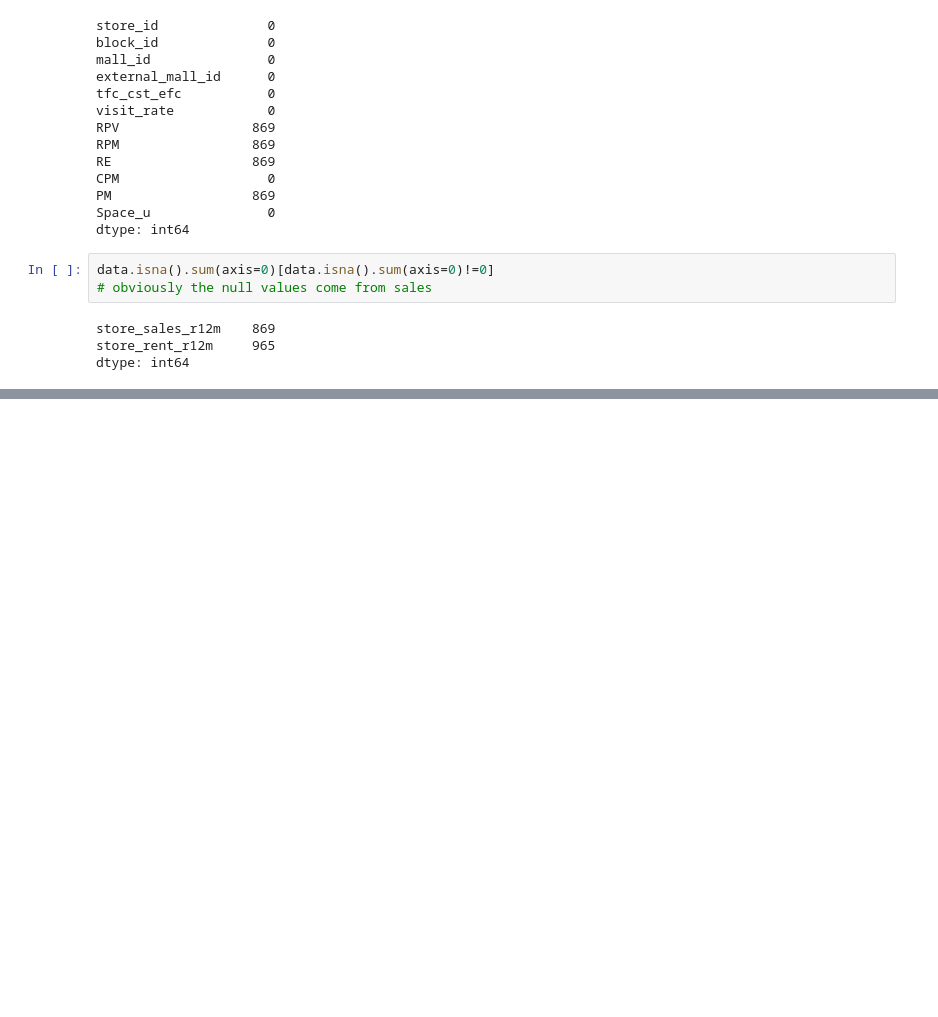
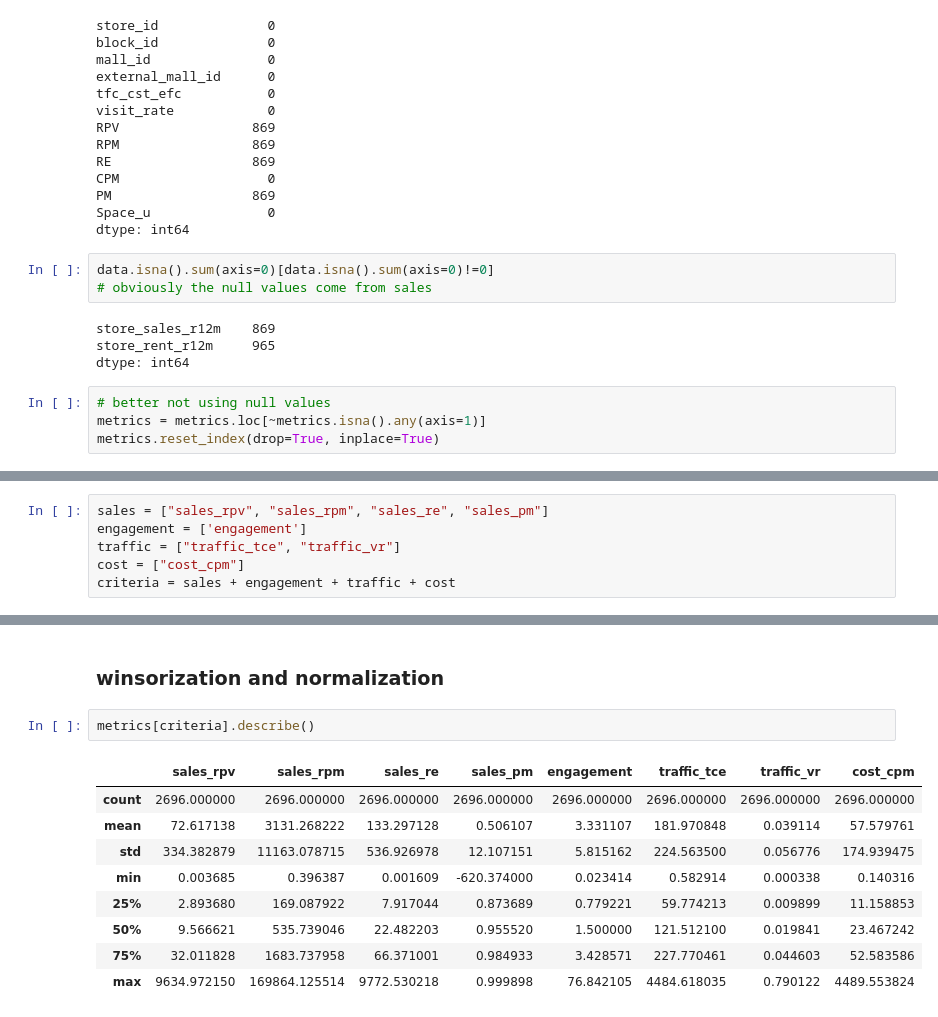
Before and after one commit to JokyHub/Data-Challenge-URW-HEC, a Jupyter notebook: notebooks/performance.ipynb, the cells around one changed output, grey strips where cells are left out. Saved outputs shown, nothing was run; the diff lists cells and outputs as text; blank space fills up the shorter version.

```diff
--- a/notebooks/performance.ipynb
+++ b/notebooks/performance.ipynb
@@ -367,3 +368,7 @@ data.isna().sum(axis=0)[data.isna().sum(axis=0)!=0]
 store_sales_r12m    869
 store_rent_r12m     965
 dtype: int64
+# %%
+# better not using null values
+metrics = metrics.loc[~metrics.isna().any(axis=1)]
+metrics.reset_index(drop=True, inplace=True)
@@ -369,0 +408,6 @@ dtype: int64
+# %%
+sales = ["sales_rpv", "sales_rpm", "sales_re", "sales_pm"]
+engagement = ['engagement']
+traffic = ["traffic_tce", "traffic_vr"]
+cost = ["cost_cpm"]
+criteria = sales + engagement + traffic + cost
@@ -369,0 +425,14 @@ dtype: int64
+# %% [markdown]
+### winsorization and normalization
+# %%
+metrics[criteria].describe()
+# %% [output]
+|  | sales_rpv | sales_rpm | sales_re | sales_pm | engagement | traffic_tce | traffic_vr | cost_cpm |
+| count | 2696.000000 | 2696.000000 | 2696.000000 | 2696.000000 | 2696.000000 | 2696.000000 | 2696.000000 | 2696.000000 |
+| mean | 72.617138 | 3131.268222 | 133.297128 | 0.506107 | 3.331107 | 181.970848 | 0.039114 | 57.579761 |
+| std | 334.382879 | 11163.078715 | 536.926978 | 12.107151 | 5.815162 | 224.563500 | 0.056776 | 174.939475 |
+| min | 0.003685 | 0.396387 | 0.001609 | -620.374000 | 0.023414 | 0.582914 | 0.000338 | 0.140316 |
+| 25% | 2.893680 | 169.087922 | 7.917044 | 0.873689 | 0.779221 | 59.774213 | 0.009899 | 11.158853 |
+| 50% | 9.566621 | 535.739046 | 22.482203 | 0.955520 | 1.500000 | 121.512100 | 0.019841 | 23.467242 |
+| 75% | 32.011828 | 1683.737958 | 66.371001 | 0.984933 | 3.428571 | 227.770461 | 0.044603 | 52.583586 |
+| max | 9634.972150 | 169864.125514 | 9772.530218 | 0.999898 | 76.842105 | 4484.618035 | 0.790122 | 4489.553824 |
```
Also changed, not shown: parts of 30 cells of this notebook.
